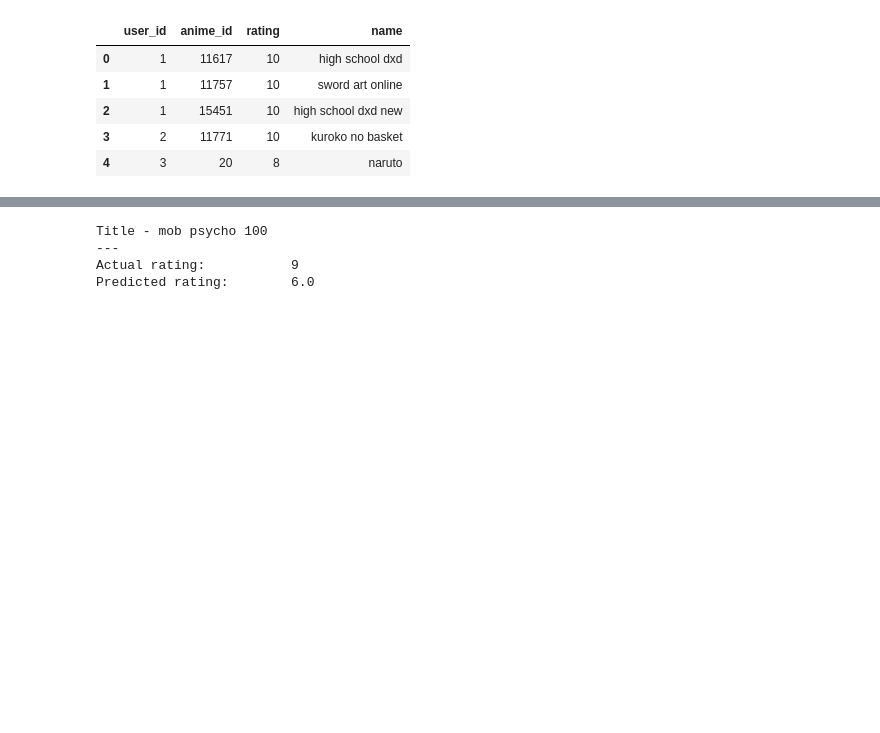
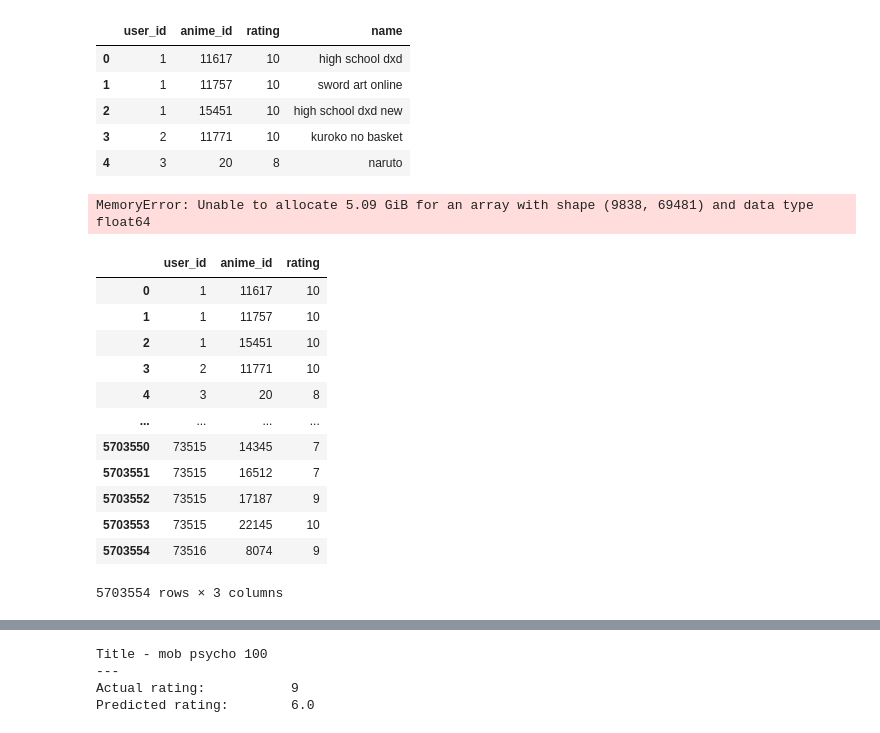
Before and after one commit to PhillipSethole/Anime-Recommender-System-Project-2025, a Jupyter notebook: Anime-Recommender-System-Project-2025 Team 2.ipynb, the cells around one changed output, grey strips where cells are left out. Saved outputs shown, nothing was run; the diff lists cells and outputs as text; code cells hidden in the pictures; blank space fills up the shorter version.

```diff
--- a/Anime-Recommender-System-Project-2025 Team 2.ipynb
+++ b/Anime-Recommender-System-Project-2025 Team 2.ipynb
@@ -576,3 +583,8 @@ ratings.head()
 | 2 | 1 | 15451 | 10 | high school dxd new |
 | 3 | 2 | 11771 | 10 | kuroko no basket |
 | 4 | 3 | 20 | 8 | naruto |
+# %%
+
+util_matrix = train_df.pivot_table(index=['user_id'], columns=['anime_id'], values='rating')
+# %% [output]
+MemoryError: Unable to allocate 5.09 GiB for an array with shape (9838, 69481) and data type float64
@@ -578,0 +593,16 @@ ratings.head()
+# %%
+train_df
+# %% [output]
+|  | user_id | anime_id | rating |
+| 0 | 1 | 11617 | 10 |
+| 1 | 1 | 11757 | 10 |
+| 2 | 1 | 15451 | 10 |
+| 3 | 2 | 11771 | 10 |
+| 4 | 3 | 20 | 8 |
+| ... | ... | ... | ... |
+| 5703550 | 73515 | 14345 | 7 |
+| 5703551 | 73515 | 16512 | 7 |
+| 5703552 | 73515 | 17187 | 9 |
+| 5703553 | 73515 | 22145 | 10 |
+| 5703554 | 73516 | 8074 | 9 |
+5703554 rows × 3 columns
```
Also changed, not shown: parts of 5 cells of this notebook.
